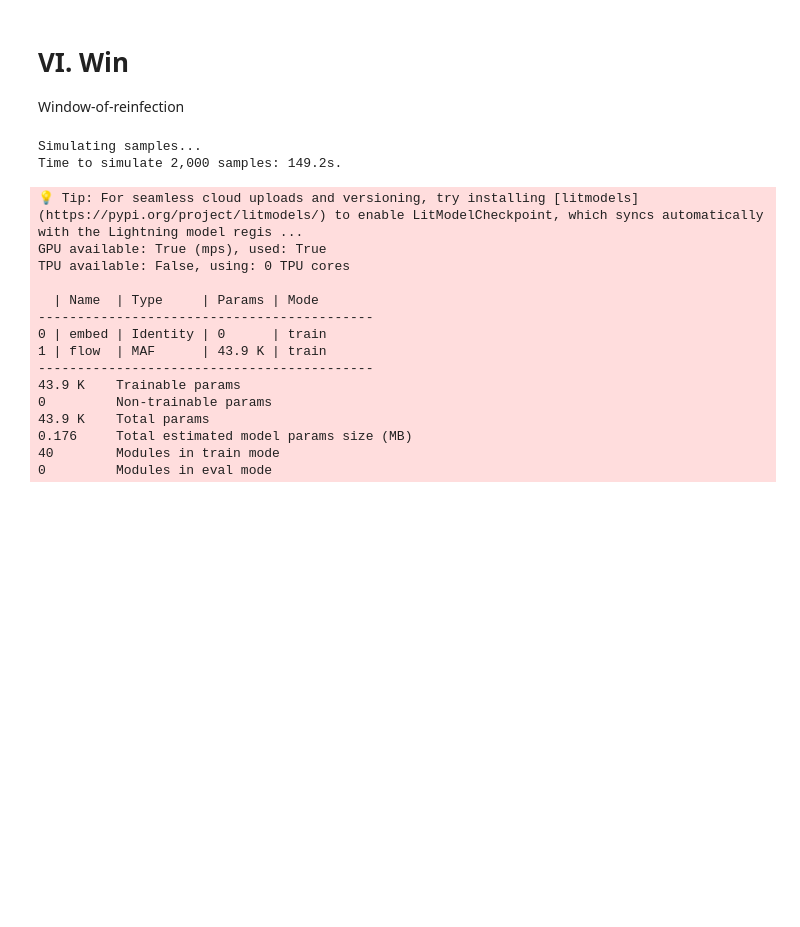
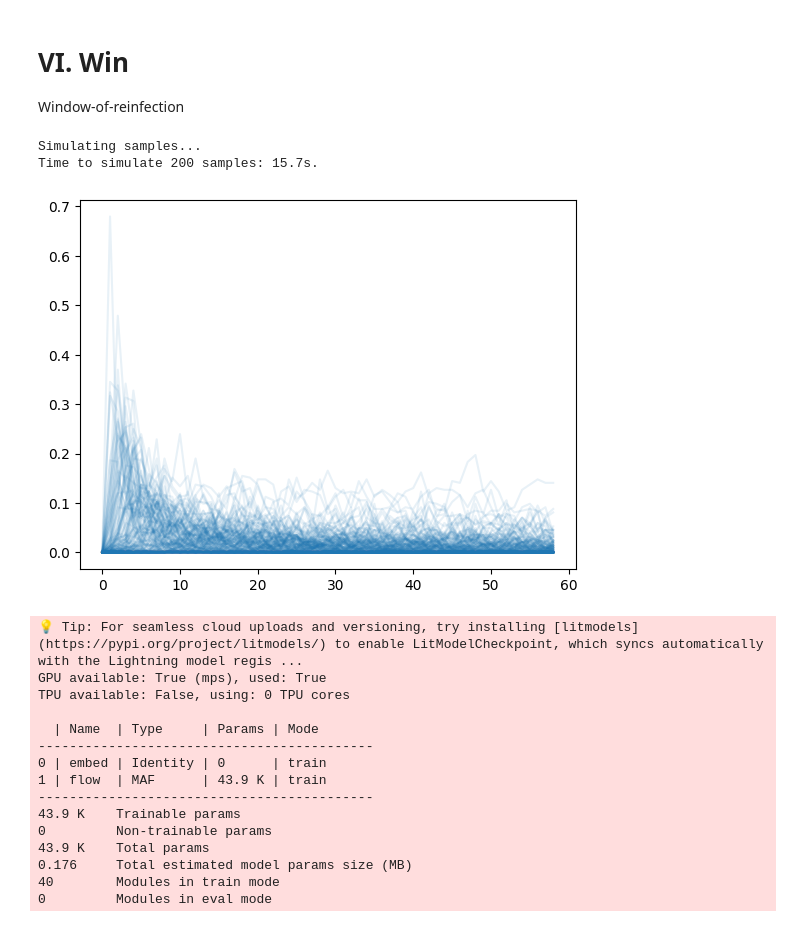
Before and after one commit to chathasphere/sim-select, a Jupyter notebook: notebooks/09_reinfection_models.ipynb, the cells around one changed output. Cells and saved outputs as stored; diff of their text form; code cells hidden in the pictures; blank space fills up the shorter version.

```diff
--- a/notebooks/09_reinfection_models.ipynb
+++ b/notebooks/09_reinfection_models.ipynb
@@ -36,11 +66,11 @@ rho_prior = torch.distributions.Uniform(low=0.5, high=.99)
 gamma_prior = torch.distributions.Exponential(rate=10)
 tau_prior = torch.distributions.Exponential(rate=4)
 # %%
-win_dataset = Window(init_I=1, init_S=277, n_sample=N, beta=beta_prior,
+win_dataset = Win(init_I=1, init_S=277, n_sample=N, beta=beta_prior,
                                     epsilon=epsilon_prior, nu=nu_prior, rho=rho_prior, gamma=gamma_prior,
                                     tau=tau_prior, notebook=True)
 start = time.time()
-win_dataset.sample_model(load_data=False)
+win_dataset.sample_model()
 stop = time.time()
 print(f"Time to simulate {N:,} samples: {stop - start:.1f}s.")
 train_data, val_data = random_split(win_dataset, [a, b])
@@ -48,7 +78,12 @@ train_loader = DataLoader(train_data, batch_size=2000)
 val_loader = DataLoader(val_data, batch_size=b)
 # %% [output]
 Simulating samples...
-Time to simulate 2,000 samples: 149.2s.
+Time to simulate 200 samples: 15.7s.
+# %%
+plt.plot(win_dataset.data.T, alpha=0.1, color="tab:blue")
+plt.show()
+# %% [output]
+[figure, added]
 # %%
 optim = partial(torch.optim.AdamW, lr=0.0005)
 model = NeuralPosteriorEstimator(4, 59, 5, flow_type="MAF", optimizer=optim)
```
Also changed, not shown: parts of 6 cells of this notebook, 5 other files.
